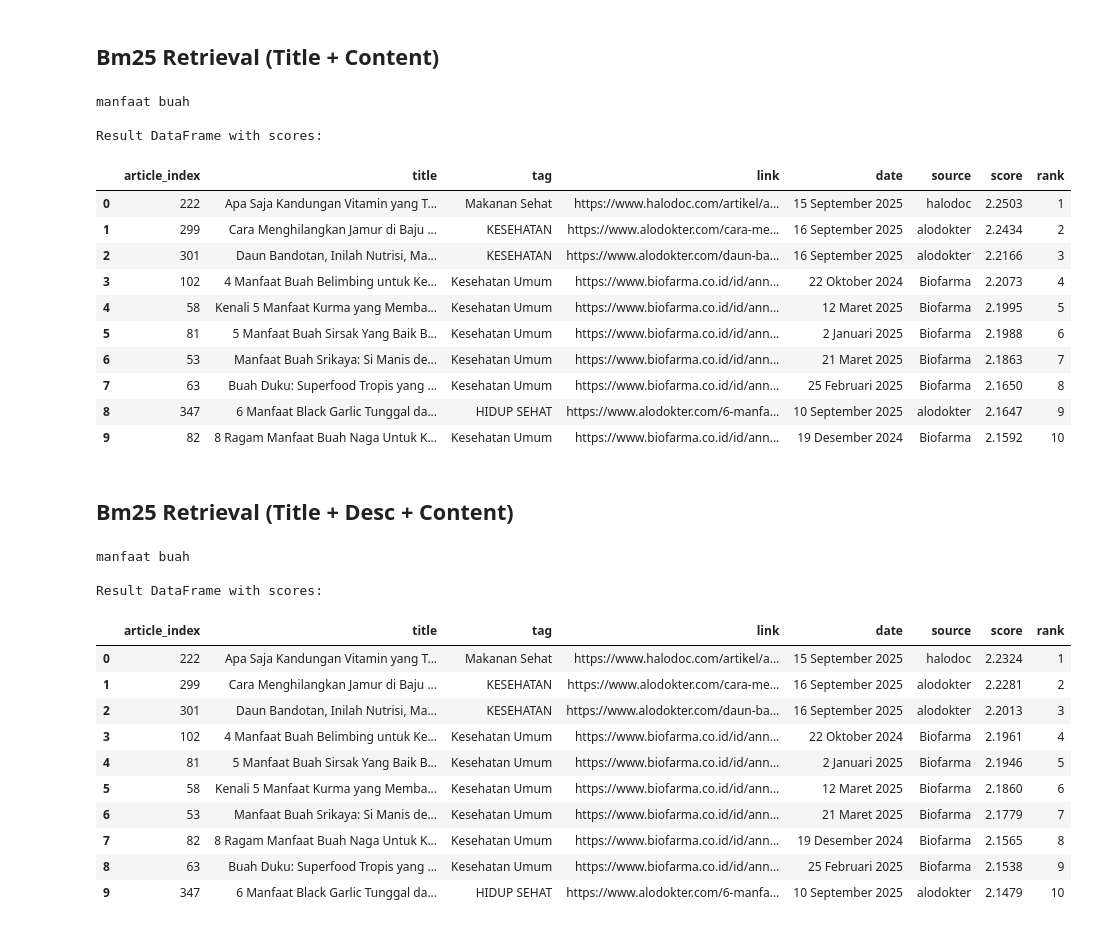
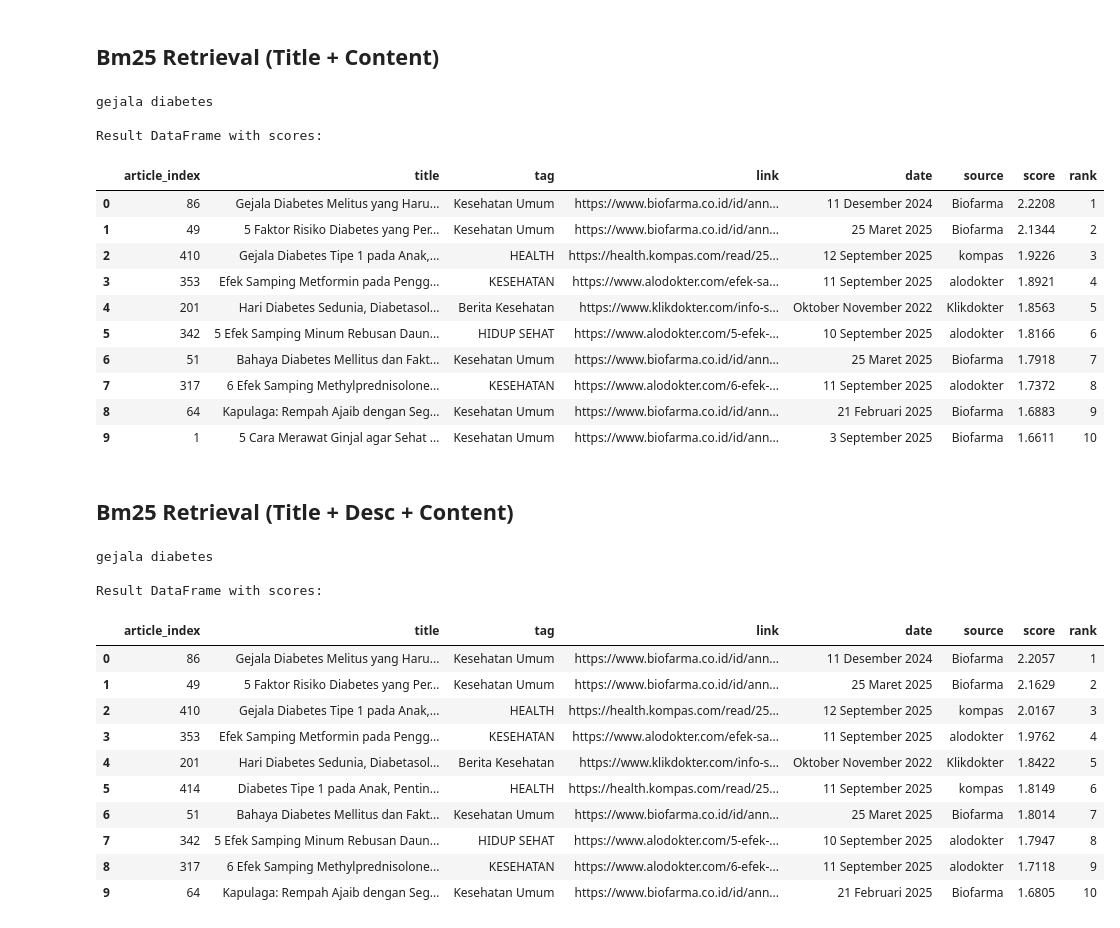
Before and after one commit to lituldust/information-retrieval-project, a Jupyter notebook: kueri/bm25retrieval.ipynb, the cells around one changed output. Drawn from its saved outputs; the diff is of its cells as text; code cells hidden in the pictures.

Commit message:
fix: benerin raw data yang salah

```diff
--- a/kueri/bm25retrieval.ipynb
+++ b/kueri/bm25retrieval.ipynb
@@ -187,7 +187,7 @@ Result DataFrame with scores:
 ## Bm25 Retrieval (Title + Content)
 # %%
 # Test the function with a query
-query = queries[4]
+query = queries[0]
 hits = searcher_content_title.search(query, k=10)
 
 # Display results and get DataFrame with scores
@@ -196,44 +196,44 @@ result_df = display_results(query, hits)
 print("\nResult DataFrame with scores:")
 result_df
 # %% [output]
-manfaat buah
+gejala diabetes
 
 Result DataFrame with scores:
 |  | article_index | title | tag | link | date | source | score | rank |
-| 0 | 222 | Apa Saja Kandungan Vitamin yang T... | Makanan Sehat | https://www.halodoc.com/artikel/a... | 15 September 2025 | halodoc | 2.2503 | 1 |
-| 1 | 299 | Cara Menghilangkan Jamur di Baju ... | KESEHATAN | https://www.alodokter.com/cara-me... | 16 September 2025 | alodokter | 2.2434 | 2 |
-| 2 | 301 | Daun Bandotan, Inilah Nutrisi, Ma... | KESEHATAN | https://www.alodokter.com/daun-ba... | 16 September 2025 | alodokter | 2.2166 | 3 |
-| 3 | 102 | 4 Manfaat Buah Belimbing untuk Ke... | Kesehatan Umum | https://www.biofarma.co.id/id/ann... | 22 Oktober 2024 | Biofarma | 2.2073 | 4 |
-| 4 | 58 | Kenali 5 Manfaat Kurma yang Memba... | Kesehatan Umum | https://www.biofarma.co.id/id/ann... | 12 Maret 2025 | Biofarma | 2.1995 | 5 |
-| 5 | 81 | 5 Manfaat Buah Sirsak Yang Baik B... | Kesehatan Umum | https://www.biofarma.co.id/id/ann... | 2 Januari 2025 | Biofarma | 2.1988 | 6 |
-| 6 | 53 | Manfaat Buah Srikaya: Si Manis de... | Kesehatan Umum | https://www.biofarma.co.id/id/ann... | 21 Maret 2025 | Biofarma | 2.1863 | 7 |
-| 7 | 63 | Buah Duku: Superfood Tropis yang ... | Kesehatan Umum | https://www.biofarma.co.id/id/ann... | 25 Februari 2025 | Biofarma | 2.1650 | 8 |
-| 8 | 347 | 6 Manfaat Black Garlic Tunggal da... | HIDUP SEHAT | https://www.alodokter.com/6-manfa... | 10 September 2025 | alodokter | 2.1647 | 9 |
-| 9 | 82 | 8 Ragam Manfaat Buah Naga Untuk K... | Kesehatan Umum | https://www.biofarma.co.id/id/ann... | 19 Desember 2024 | Biofarma | 2.1592 | 10 |
+| 0 | 86 | Gejala Diabetes Melitus yang Haru... | Kesehatan Umum | https://www.biofarma.co.id/id/ann... | 11 Desember 2024 | Biofarma | 2.2208 | 1 |
+| 1 | 49 | 5 Faktor Risiko Diabetes yang Per... | Kesehatan Umum | https://www.biofarma.co.id/id/ann... | 25 Maret 2025 | Biofarma | 2.1344 | 2 |
+| 2 | 410 | Gejala Diabetes Tipe 1 pada Anak,... | HEALTH | https://health.kompas.com/read/25... | 12 September 2025 | kompas | 1.9226 | 3 |
+| 3 | 353 | Efek Samping Metformin pada Pengg... | KESEHATAN | https://www.alodokter.com/efek-sa... | 11 September 2025 | alodokter | 1.8921 | 4 |
+| 4 | 201 | Hari Diabetes Sedunia, Diabetasol... | Berita Kesehatan | https://www.klikdokter.com/info-s... | Oktober November 2022 | Klikdokter | 1.8563 | 5 |
+| 5 | 342 | 5 Efek Samping Minum Rebusan Daun... | HIDUP SEHAT | https://www.alodokter.com/5-efek-... | 10 September 2025 | alodokter | 1.8166 | 6 |
+| 6 | 51 | Bahaya Diabetes Mellitus dan Fakt... | Kesehatan Umum | https://www.biofarma.co.id/id/ann... | 25 Maret 2025 | Biofarma | 1.7918 | 7 |
+| 7 | 317 | 6 Efek Samping Methylprednisolone... | KESEHATAN | https://www.alodokter.com/6-efek-... | 11 September 2025 | alodokter | 1.7372 | 8 |
+| 8 | 64 | Kapulaga: Rempah Ajaib dengan Seg... | Kesehatan Umum | https://www.biofarma.co.id/id/ann... | 21 Februari 2025 | Biofarma | 1.6883 | 9 |
+| 9 | 1 | 5 Cara Merawat Ginjal agar Sehat ... | Kesehatan Umum | https://www.biofarma.co.id/id/ann... | 3 September 2025 | Biofarma | 1.6611 | 10 |
 # %% [markdown]
 ## Bm25 Retrieval (Title + Desc + Content)
 # %%
 # Test the function with a query
-query = queries[3]
+query = queries[0]
 hits = searcher_desc_content.search(query)
 
 # Display results and get DataFrame with scores
 result_df = display_results(query, hits)
 
 print("\nResult DataFrame with scores:")
 result_df
 # %% [output]
-manfaat buah
+gejala diabetes
 
 Result DataFrame with scores:
 |  | article_index | title | tag | link | date | source | score | rank |
-| 0 | 222 | Apa Saja Kandungan Vitamin yang T... | Makanan Sehat | https://www.halodoc.com/artikel/a... | 15 September 2025 | halodoc | 2.2324 | 1 |
-| 1 | 299 | Cara Menghilangkan Jamur di Baju ... | KESEHATAN | https://www.alodokter.com/cara-me... | 16 September 2025 | alodokter | 2.2281 | 2 |
-| 2 | 301 | Daun Bandotan, Inilah Nutrisi, Ma... | KESEHATAN | https://www.alodokter.com/daun-ba... | 16 September 2025 | alodokter | 2.2013 | 3 |
-| 3 | 102 | 4 Manfaat Buah Belimbing untuk Ke... | Kesehatan Umum | https://www.biofarma.co.id/id/ann... | 22 Oktober 2024 | Biofarma | 2.1961 | 4 |
-| 4 | 81 | 5 Manfaat Buah Sirsak Yang Baik B... | Kesehatan Umum | https://www.biofarma.co.id/id/ann... | 2 Januari 2025 | Biofarma | 2.1946 | 5 |
-| 5 | 58 | Kenali 5 Manfaat Kurma yang Memba... | Kesehatan Umum | https://www.biofarma.co.id/id/ann... | 12 Maret 2025 | Biofarma | 2.1860 | 6 |
-| 6 | 53 | Manfaat Buah Srikaya: Si Manis de... | Kesehatan Umum | https://www.biofarma.co.id/id/ann... | 21 Maret 2025 | Biofarma | 2.1779 | 7 |
-| 7 | 82 | 8 Ragam Manfaat Buah Naga Untuk K... | Kesehatan Umum | https://www.biofarma.co.id/id/ann... | 19 Desember 2024 | Biofarma | 2.1565 | 8 |
-| 8 | 63 | Buah Duku: Superfood Tropis yang ... | Kesehatan Umum | https://www.biofarma.co.id/id/ann... | 25 Februari 2025 | Biofarma | 2.1538 | 9 |
-| 9 | 347 | 6 Manfaat Black Garlic Tunggal da... | HIDUP SEHAT | https://www.alodokter.com/6-manfa... | 10 September 2025 | alodokter | 2.1479 | 10 |
+| 0 | 86 | Gejala Diabetes Melitus yang Haru... | Kesehatan Umum | https://www.biofarma.co.id/id/ann... | 11 Desember 2024 | Biofarma | 2.2057 | 1 |
+| 1 | 49 | 5 Faktor Risiko Diabetes yang Per... | Kesehatan Umum | https://www.biofarma.co.id/id/ann... | 25 Maret 2025 | Biofarma | 2.1629 | 2 |
+| 2 | 410 | Gejala Diabetes Tipe 1 pada Anak,... | HEALTH | https://health.kompas.com/read/25... | 12 September 2025 | kompas | 2.0167 | 3 |
+| 3 | 353 | Efek Samping Metformin pada Pengg... | KESEHATAN | https://www.alodokter.com/efek-sa... | 11 September 2025 | alodokter | 1.9762 | 4 |
+| 4 | 201 | Hari Diabetes Sedunia, Diabetasol... | Berita Kesehatan | https://www.klikdokter.com/info-s... | Oktober November 2022 | Klikdokter | 1.8422 | 5 |
+| 5 | 414 | Diabetes Tipe 1 pada Anak, Pentin... | HEALTH | https://health.kompas.com/read/25... | 11 September 2025 | kompas | 1.8149 | 6 |
+| 6 | 51 | Bahaya Diabetes Mellitus dan Fakt... | Kesehatan Umum | https://www.biofarma.co.id/id/ann... | 25 Maret 2025 | Biofarma | 1.8014 | 7 |
+| 7 | 342 | 5 Efek Samping Minum Rebusan Daun... | HIDUP SEHAT | https://www.alodokter.com/5-efek-... | 10 September 2025 | alodokter | 1.7947 | 8 |
+| 8 | 317 | 6 Efek Samping Methylprednisolone... | KESEHATAN | https://www.alodokter.com/6-efek-... | 11 September 2025 | alodokter | 1.7118 | 9 |
+| 9 | 64 | Kapulaga: Rempah Ajaib dengan Seg... | Kesehatan Umum | https://www.biofarma.co.id/id/ann... | 21 Februari 2025 | Biofarma | 1.6805 | 10 |
```
Also changed, not shown: parts of 1 cell of this notebook, 3 other files.
